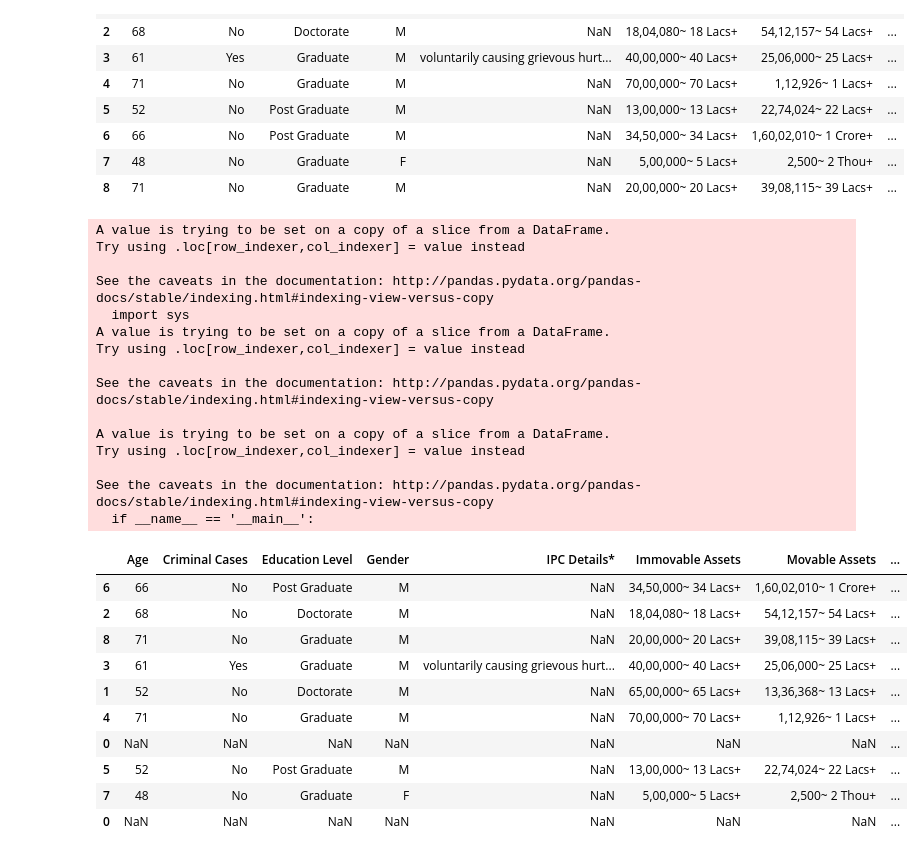
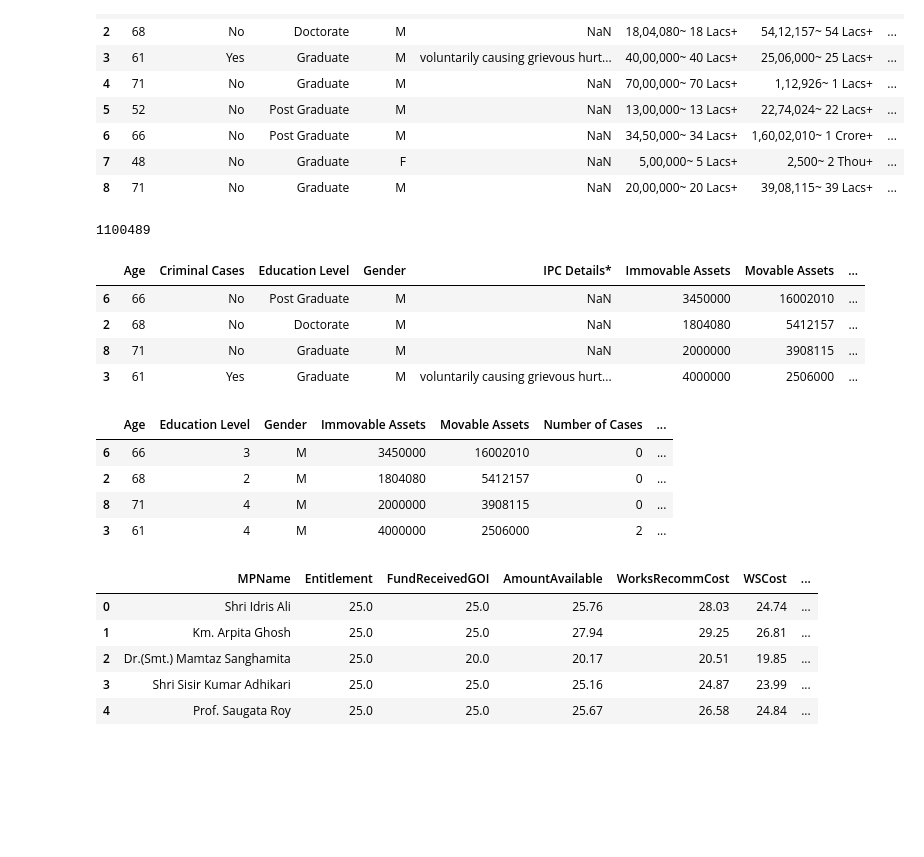
Before and after one commit to rounakdatta/elexxxion, a Jupyter notebook: west-bengal/scripts/prediction/data-preprocessing.ipynb, the cells around one changed output. Cells and saved outputs as stored; diff of their text form; code cells hidden in the pictures; blank space fills up the shorter version.

Commit message:
data preprocessing; classifier model

```diff
--- a/west-bengal/scripts/prediction/data-preprocessing.ipynb
+++ b/west-bengal/scripts/prediction/data-preprocessing.ipynb
@@ -60,44 +63,36 @@ tableMapper = {
 # %%
 for index, row in results.iterrows():
     foo = comparison.loc[comparison['Party Code'] == tableMapper[row['Party']]]
 
     if len(foo) == 0:
         foo = pd.DataFrame([["NaN"] * len(comparison.columns)], columns=comparison.columns)
 
     foo['Votes'] = row['Votes']
     foo['Name'] = row['Candidate']
     foo['Party Code'] = row['Party']
 
     try:
         completeTable = completeTable.append(foo)
     except:
         completeTable = foo
 
+completeTable = completeTable.head(4)
+
+completeTable['Immovable Assets'] = completeTable['Immovable Assets'].apply(lambda data: data.split("~")[0].replace(',', ''))
+completeTable['Movable Assets'] = completeTable['Movable Assets'].apply(lambda data: data.split("~")[0].replace(',', ''))
+completeTable['Total Assets'] = completeTable['Total Assets'].apply(lambda data: data.split("~")[0].replace(',', ''))
+completeTable['Total Liabilities'] = completeTable['Total Liabilities'].apply(lambda data: data.split("~")[0].replace(',', ''))
+
+completeTable = completeTable.apply(pd.to_numeric, errors='ignore')
+
+totalVoters = completeTable['Votes'].sum()
+print(totalVoters)
+
 completeTable
 # %% [output]
-A value is trying to be set on a copy of a slice from a DataFrame.
-Try using .loc[row_indexer,col_indexer] = value instead
-
-See the caveats in the documentation: http://pandas.pydata.org/pandas-docs/stable/indexing.html#indexing-view-versus-copy
-  import sys
-A value is trying to be set on a copy of a slice from a DataFrame.
-Try using .loc[row_indexer,col_indexer] = value instead
-
-See the caveats in the documentation: http://pandas.pydata.org/pandas-docs/stable/indexing.html#indexing-view-versus-copy
-
-A value is trying to be set on a copy of a slice from a DataFrame.
-Try using .loc[row_indexer,col_indexer] = value instead
-
-See the caveats in the documentation: http://pandas.pydata.org/pandas-docs/stable/indexing.html#indexing-view-versus-copy
-  if __name__ == '__main__':
+1100489
 |  | Age | Criminal Cases | Education Level | Gender | IPC Details* | Immovable Assets | Movable Assets | ... |
-| 6 | 66 | No | Post Graduate | M | NaN | 34,50,000~ 34 Lacs+ | 1,60,02,010~ 1 Crore+ | ... |
-| 2 | 68 | No | Doctorate | M | NaN | 18,04,080~ 18 Lacs+ | 54,12,157~ 54 Lacs+ | ... |
-| 8 | 71 | No | Graduate | M | NaN | 20,00,000~ 20 Lacs+ | 39,08,115~ 39 Lacs+ | ... |
-| 3 | 61 | Yes | Graduate | M | voluntarily causing grievous hurt... | 40,00,000~ 40 Lacs+ | 25,06,000~ 25 Lacs+ | ... |
-| 1 | 52 | No | Doctorate | M | NaN | 65,00,000~ 65 Lacs+ | 13,36,368~ 13 Lacs+ | ... |
-| 4 | 71 | No | Graduate | M | NaN | 70,00,000~ 70 Lacs+ | 1,12,926~ 1 Lacs+ | ... |
-| 0 | NaN | NaN | NaN | NaN | NaN | NaN | NaN | ... |
-| 5 | 52 | No | Post Graduate | M | NaN | 13,00,000~ 13 Lacs+ | 22,74,024~ 22 Lacs+ | ... |
-| 7 | 48 | No | Graduate | F | NaN | 5,00,000~ 5 Lacs+ | 2,500~ 2 Thou+ | ... |
-| 0 | NaN | NaN | NaN | NaN | NaN | NaN | NaN | ... |
+| 6 | 66 | No | Post Graduate | M | NaN | 3450000 | 16002010 | ... |
+| 2 | 68 | No | Doctorate | M | NaN | 1804080 | 5412157 | ... |
+| 8 | 71 | No | Graduate | M | NaN | 2000000 | 3908115 | ... |
+| 3 | 61 | Yes | Graduate | M | voluntarily causing grievous hurt... | 4000000 | 2506000 | ... |
@@ -103,0 +106,36 @@ See the caveats in the documentation: http://pandas.pydata.org/pandas-docs/stabl
+# %%
+payload = completeTable.head(4)
+
+del payload['IPC Details*']
+del payload['Criminal Cases']
+del payload['ProfileLink']
+del payload['Id']
+
+payload['PAN Given(Y or N)'] = payload['PAN Given(Y or N)'].apply(lambda data: 1 if 'Y' else 0)
+payload['Education Level'] = payload['Education Level'].apply(lambda data: educationMapper[data])
+payload['Votes'] = payload['Votes'].apply(lambda data: data/totalVoters)
+
+payload
+# %% [output]
+|  | Age | Education Level | Gender | Immovable Assets | Movable Assets | Number of Cases | ... |
+| 6 | 66 | 3 | M | 3450000 | 16002010 | 0 | ... |
+| 2 | 68 | 2 | M | 1804080 | 5412157 | 0 | ... |
+| 8 | 71 | 4 | M | 2000000 | 3908115 | 0 | ... |
+| 3 | 61 | 4 | M | 4000000 | 2506000 | 2 | ... |
+# %%
+mplads = pd.read_csv('../scraping/data/mplads.csv')
+mplads = mplads.iloc[:, : 9]
+
+mplads = mplads.apply(pd.to_numeric, errors='ignore')
+mplads["Constituency"] = mplads["MPName"].apply(lambda data: data.split(" ")[-1])
+mplads["MPName"] = mplads["MPName"].apply(lambda data: ' '.join(data.split(" ")[:-1]))
+mplads["Constituency"] = mplads["Constituency"].apply(lambda data: data.replace("-", " "))
+
+mplads.head()
+# %% [output]
+|  | MPName | Entitlement | FundReceivedGOI | AmountAvailable | WorksRecommCost | WSCost | ... |
+| 0 | Shri Idris Ali | 25.0 | 25.0 | 25.76 | 28.03 | 24.74 | ... |
+| 1 | Km. Arpita Ghosh | 25.0 | 25.0 | 27.94 | 29.25 | 26.81 | ... |
+| 2 | Dr.(Smt.) Mamtaz Sanghamita | 25.0 | 20.0 | 20.17 | 20.51 | 19.85 | ... |
+| 3 | Shri Sisir Kumar Adhikari | 25.0 | 25.0 | 25.16 | 24.87 | 23.99 | ... |
+| 4 | Prof. Saugata Roy | 25.0 | 25.0 | 25.67 | 26.58 | 24.84 | ... |
```
Also changed, not shown: parts of 5 cells of this notebook, 6 other files.
